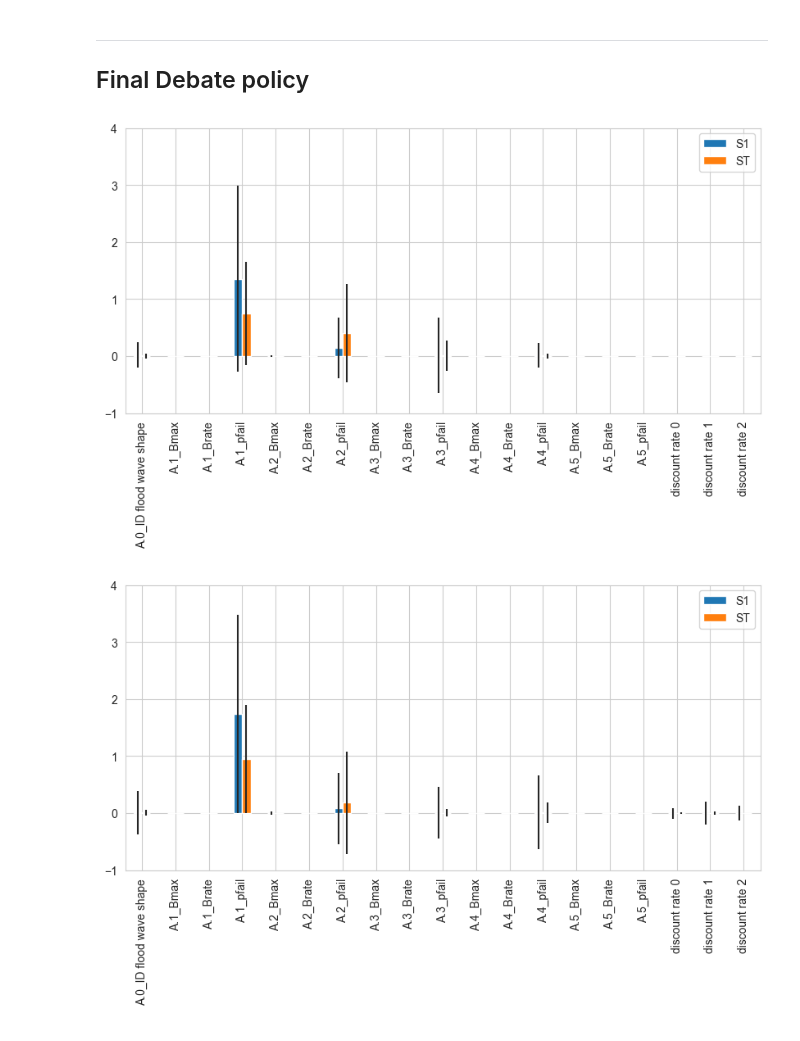
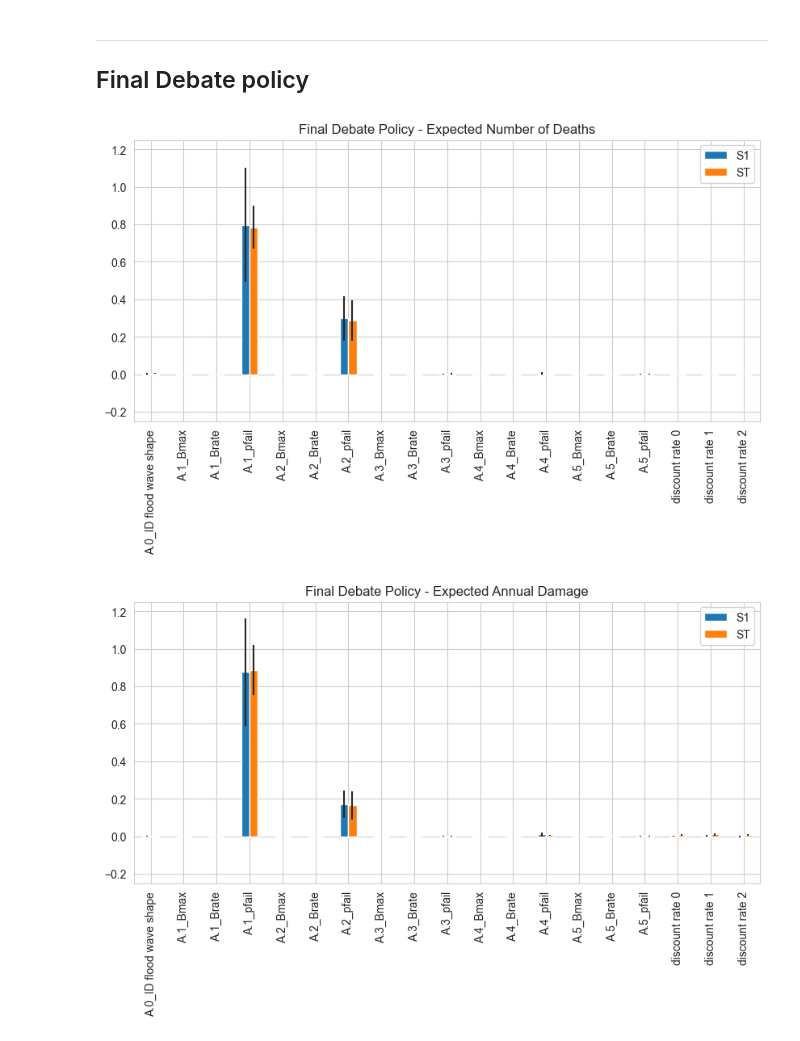
Before and after one commit to MiraVos/epa1361_open, a Jupyter notebook: final assignment/V9_Multi-scenario_MORDM_and_ScenarioDiscovery.ipynb, the cells around one changed output. Drawn from its saved outputs; the diff is of its cells as text; code cells hidden in the pictures.

Commit message:
Sobol final

```diff
--- a/final assignment/V9_Multi-scenario_MORDM_and_ScenarioDiscovery.ipynb
+++ b/final assignment/V9_Multi-scenario_MORDM_and_ScenarioDiscovery.ipynb
@@ -741,31 +743,33 @@ err = indices_df[['S1_conf','ST_conf']]
 idx.plot.bar(yerr=err.values.T,ax=ax)
 fig.set_size_inches(10,6)
 fig.subplots_adjust(bottom=0.3)
-plt.ylim(-1,4)
+plt.ylim(-0.25,1.25)
+plt.title('Final Debate Policy - Expected Number of Deaths')
 plt.savefig('SOBOL_plot_Expected Number of Deaths_final debate.svg')
 plt.show()
 # %% [output]
-[figure, old version]
+[figure, new version]
 # %%
 sobol_results_idx = {}
 logical = experiments_sobol.policy == 'final debate'
-y = results['Expected Annual Damage'][logical]
+y = outcomes_sobol['Expected Annual Damage'][logical]
 indices = analyze(problem, y)
-sobol_results_idx[policy] = indices
+sobol_results_idx['final debate'] = indices
 # %%
 # Figure for ST and S1 (Expected Annual Damage), final debate policy
 indices_filter = {k:indices[k] for k in ['S1','S1_conf','ST','ST_conf']}
 indices_df = pd.DataFrame(indices_filter, index=problem['names'])
 
 fig, ax = plt.subplots(1)
 idx = indices_df[['S1','ST']]
 err = indices_df[['S1_conf','ST_conf']]
 
 idx.plot.bar(yerr=err.values.T,ax=ax)
 fig.set_size_inches(10,6)
 fig.subplots_adjust(bottom=0.3)
-plt.ylim(-1,4)
+plt.ylim(-0.25,1.25)
+plt.title('Final Debate Policy - Expected Annual Damage')
 plt.savefig('SOBOL_plot_Expected Annual Damage_final debate.svg')
 plt.show()
 # %% [output]
-[figure, old version]
+[figure, new version]
```
Also changed, not shown: parts of 6 cells of this notebook, 5 other files.
